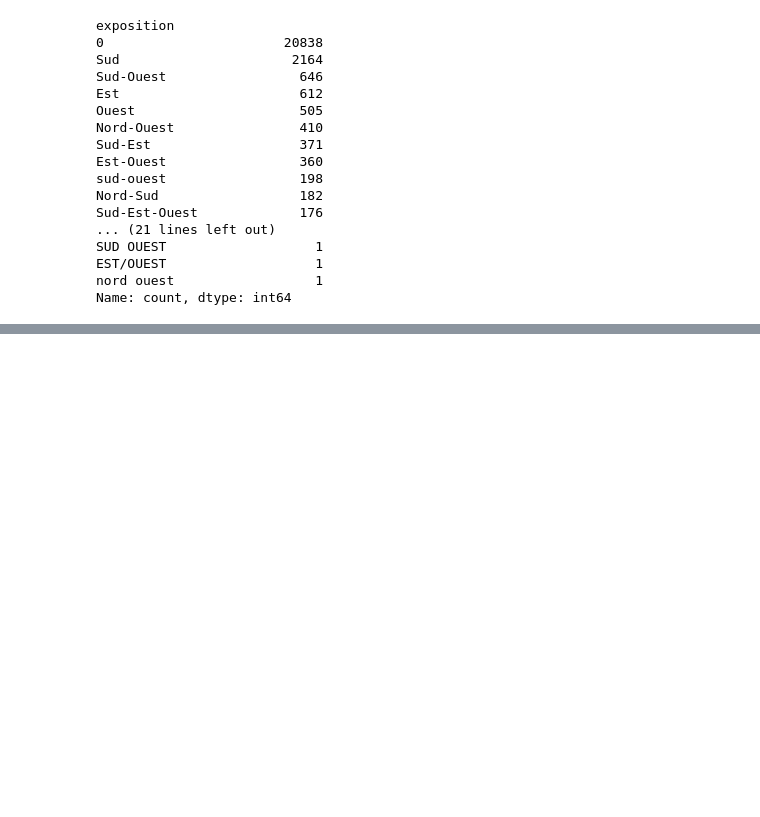
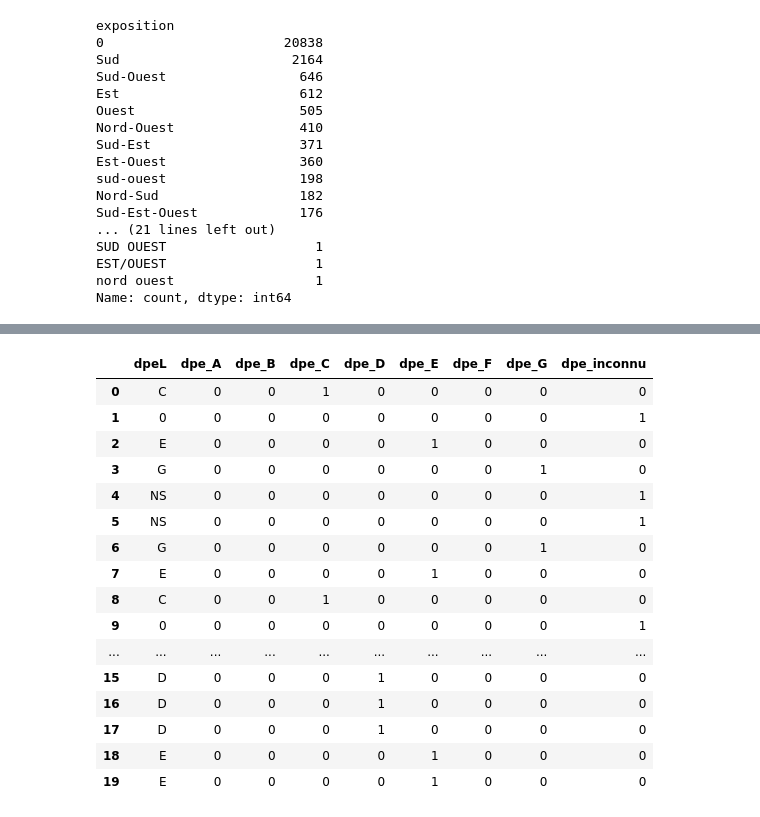
Before and after one commit to Hugues360/Projet_DS2025, a Jupyter notebook: Etape_2_Matthieu.ipynb, the cells around one changed output, grey strips where cells are left out. Saved outputs shown, nothing was run; the diff lists cells and outputs as text; code cells hidden in the pictures; blank space fills up the shorter version.

```diff
--- a/Etape_2_Matthieu.ipynb
+++ b/Etape_2_Matthieu.ipynb
@@ -429,0 +663,25 @@ df_ventes_clean[['exposition', 'expo_nord', 'expo_sud', 'expo_est', 'expo_ouest'
+# %%
+# 1) Normalisation du texte
+df_ventes_clean['chauffage_energie_clean'] = (
+    df_ventes_clean['chauffage_energie']
+    .astype(str)
+    .str.lower()                                  # tout en minuscules
+    .str.replace(r'[,/\\\-]', ' ', regex=True)    # remplace , / \ - par un espace
+    .str.replace(r'\s+', ' ', regex=True)         # compresse les espaces multiples
+    .str.strip()                                  # enlève espaces début/fin
+)
+
+# 2) Création des indicateurs binaires
+df_ventes_clean['energie_gaz']   = df_ventes_clean['chauffage_energie_clean'].str.contains(r'\bgaz\b',        na=False).astype(int)
+df_ventes_clean['energie_elec']  = df_ventes_clean['chauffage_energie_clean'].str.contains(r'\bélectrique\b', na=False).astype(int)
+df_ventes_clean['energie_fioul'] = df_ventes_clean['chauffage_energie_clean'].str.contains(r'\bfioul\b',      na=False).astype(int)
+df_ventes_clean['energie_bois']  = df_ventes_clean['chauffage_energie_clean'].str.contains(r'\bbois\b',       na=False).astype(int)
+df_ventes_clean['energie_inconnue']   = df_ventes_clean['chauffage_energie_clean'].str.contains(r'nan',               na=False).astype(int)
+
+# 3) (optionnel) Vérifier le résultat
+display(
+    df_ventes_clean[
+        ['chauffage_energie', 'chauffage_energie_clean',
+         'energie_gaz', 'energie_elec', 'energie_fioul', 'energie_bois', 'energie_inconnue']
+    ].head(20)
+)
@@ -429,0 +797,33 @@ df_ventes_clean[['exposition', 'expo_nord', 'expo_sud', 'expo_est', 'expo_ouest'
+# %%
+df_ventes_clean['dpe_A']   = df_ventes_clean['dpeL'].str.contains(r'A', na=False).astype(int)
+df_ventes_clean['dpe_B']  = df_ventes_clean['dpeL'].str.contains(r'B', na=False).astype(int)
+df_ventes_clean['dpe_C'] = df_ventes_clean['dpeL'].str.contains(r'C', na=False).astype(int)
+df_ventes_clean['dpe_D']  = df_ventes_clean['dpeL'].str.contains(r'D', na=False).astype(int)
+df_ventes_clean['dpe_E']   = df_ventes_clean['dpeL'].str.contains(r'E', na=False).astype(int)
+df_ventes_clean['dpe_F']   = df_ventes_clean['dpeL'].str.contains(r'F', na=False).astype(int)
+df_ventes_clean['dpe_G']   = df_ventes_clean['dpeL'].str.contains(r'G', na=False).astype(int)
+df_ventes_clean['dpe_inconnu']   = (~df_ventes_clean['dpeL'].isin(['A', 'B', 'C', 'D', 'E', 'F', 'G'])).astype(int)
+
+display(
+    df_ventes_clean[
+        ['dpeL', 'dpe_A', 'dpe_B', 'dpe_C', 'dpe_D', 'dpe_E', 'dpe_F', 'dpe_G', 'dpe_inconnu']
+    ].head(20)
+)
+# %% [output]
+|  | dpeL | dpe_A | dpe_B | dpe_C | dpe_D | dpe_E | dpe_F | dpe_G | dpe_inconnu |
+| 0 | C | 0 | 0 | 1 | 0 | 0 | 0 | 0 | 0 |
+| 1 | 0 | 0 | 0 | 0 | 0 | 0 | 0 | 0 | 1 |
+| 2 | E | 0 | 0 | 0 | 0 | 1 | 0 | 0 | 0 |
+| 3 | G | 0 | 0 | 0 | 0 | 0 | 0 | 1 | 0 |
+| 4 | NS | 0 | 0 | 0 | 0 | 0 | 0 | 0 | 1 |
+| 5 | NS | 0 | 0 | 0 | 0 | 0 | 0 | 0 | 1 |
+| 6 | G | 0 | 0 | 0 | 0 | 0 | 0 | 1 | 0 |
+| 7 | E | 0 | 0 | 0 | 0 | 1 | 0 | 0 | 0 |
+| 8 | C | 0 | 0 | 1 | 0 | 0 | 0 | 0 | 0 |
+| 9 | 0 | 0 | 0 | 0 | 0 | 0 | 0 | 0 | 1 |
+| ... | ... | ... | ... | ... | ... | ... | ... | ... | ... |
+| 15 | D | 0 | 0 | 0 | 1 | 0 | 0 | 0 | 0 |
+| 16 | D | 0 | 0 | 0 | 1 | 0 | 0 | 0 | 0 |
+| 17 | D | 0 | 0 | 0 | 1 | 0 | 0 | 0 | 0 |
+| 18 | E | 0 | 0 | 0 | 0 | 1 | 0 | 0 | 0 |
+| 19 | E | 0 | 0 | 0 | 0 | 1 | 0 | 0 | 0 |
```
Also changed, not shown: parts of 33 cells of this notebook.
